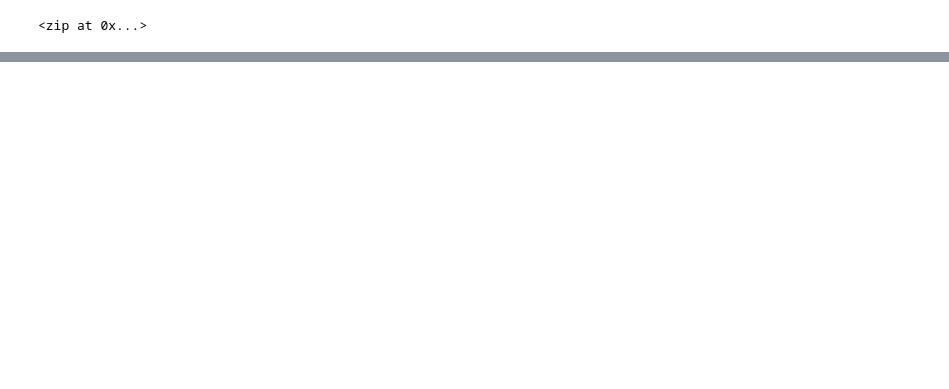
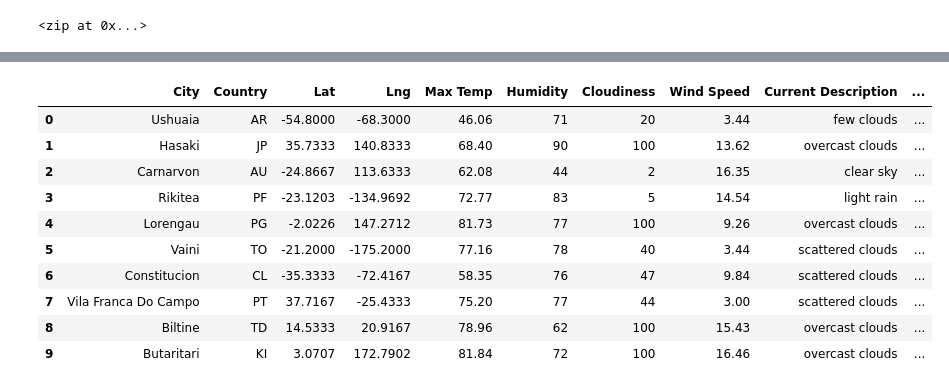
Before and after one commit to harrisem95/World_Weather_Analysis, a Jupyter notebook: WeatherPy.ipynb, the cells around one changed output, grey strips where cells are left out. Drawn from its saved outputs; the diff is of its cells as text; code cells hidden in the pictures; blank space fills up the shorter version.

```diff
--- a/WeatherPy.ipynb
+++ b/WeatherPy.ipynb
@@ -55,0 +62,4 @@ len(cities)
+# %%
+# Starting URL for Weather Map API Call.
+url = "http://api.openweathermap.org/data/2.5/weather?units=Imperial&APPID=" + weather_api_key
+print(url)
@@ -55,0 +156,16 @@ len(cities)
+# %%
+# Convert the array of dictionaries to a Pandas DataFrame.
+city_data_df = pd.DataFrame(city_data)
+city_data_df.head(10)
+# %% [output]
+|  | City | Country | Lat | Lng | Max Temp | Humidity | Cloudiness | Wind Speed | Current Description | ... |
+| 0 | Ushuaia | AR | -54.8000 | -68.3000 | 46.06 | 71 | 20 | 3.44 | few clouds | ... |
+| 1 | Hasaki | JP | 35.7333 | 140.8333 | 68.40 | 90 | 100 | 13.62 | overcast clouds | ... |
+| 2 | Carnarvon | AU | -24.8667 | 113.6333 | 62.08 | 44 | 2 | 16.35 | clear sky | ... |
+| 3 | Rikitea | PF | -23.1203 | -134.9692 | 72.77 | 83 | 5 | 14.54 | light rain | ... |
+| 4 | Lorengau | PG | -2.0226 | 147.2712 | 81.73 | 77 | 100 | 9.26 | overcast clouds | ... |
+| 5 | Vaini | TO | -21.2000 | -175.2000 | 77.16 | 78 | 40 | 3.44 | scattered clouds | ... |
+| 6 | Constitucion | CL | -35.3333 | -72.4167 | 58.35 | 76 | 47 | 9.84 | scattered clouds | ... |
+| 7 | Vila Franca Do Campo | PT | 37.7167 | -25.4333 | 75.20 | 77 | 44 | 3.00 | scattered clouds | ... |
+| 8 | Biltine | TD | 14.5333 | 20.9167 | 78.96 | 62 | 100 | 15.43 | overcast clouds | ... |
+| 9 | Butaritari | KI | 3.0707 | 172.7902 | 81.84 | 72 | 100 | 16.46 | overcast clouds | ... |
```
Also changed, not shown: parts of 9 cells of this notebook.
